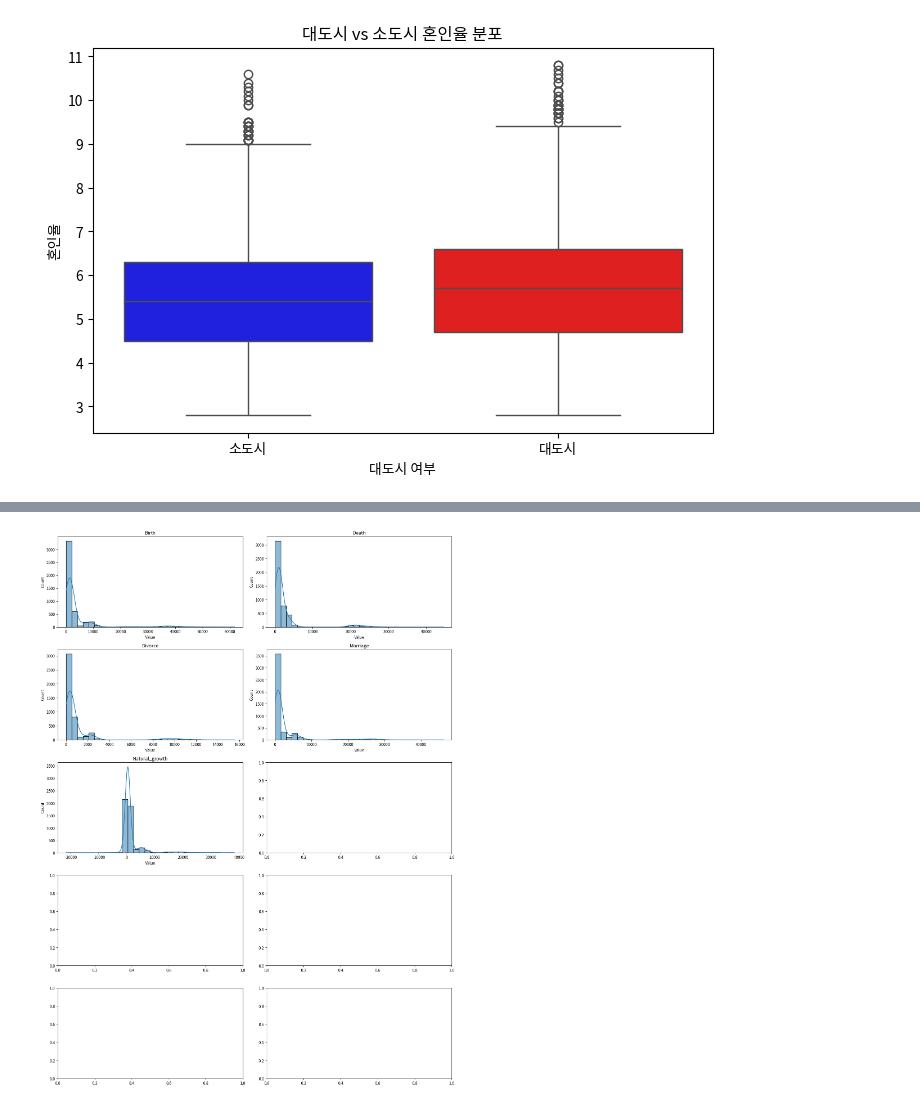
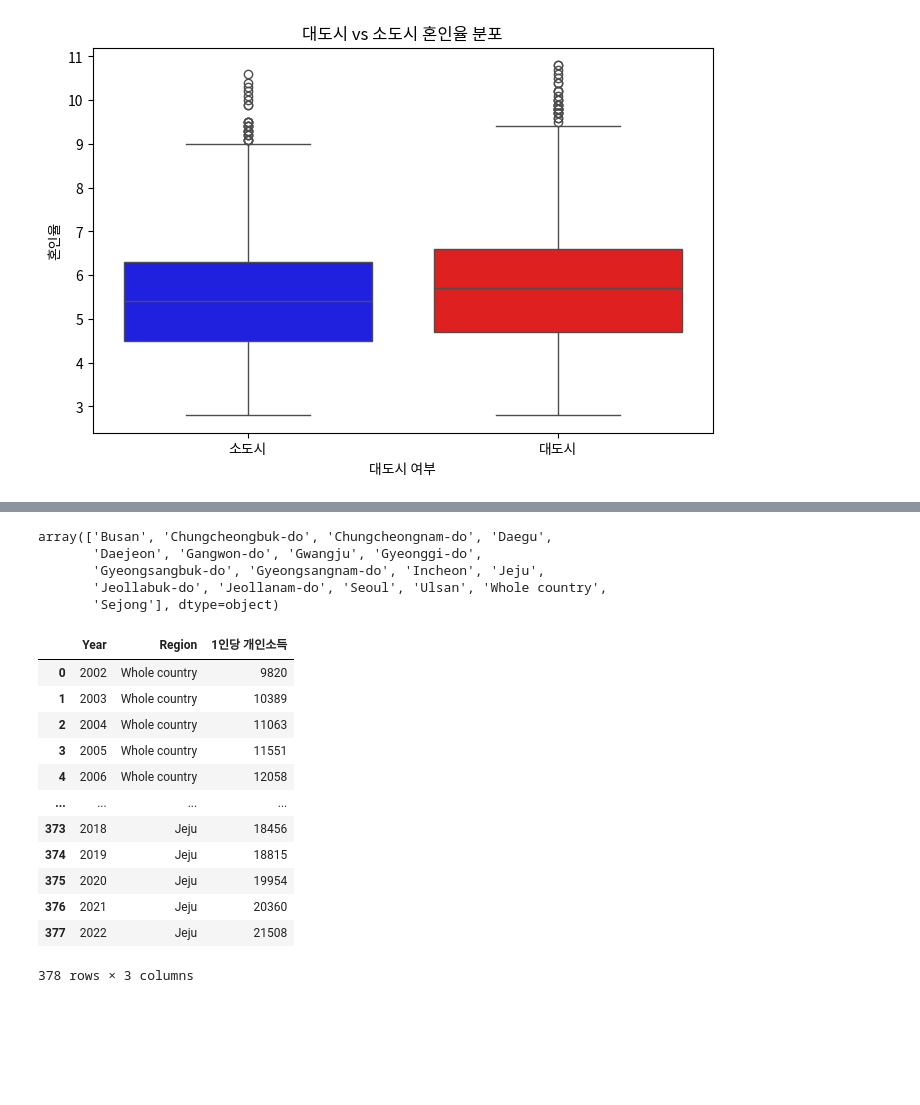
Before and after one commit to Phoenix-EDA-Team/EDA-Demographic, a Jupyter notebook: [Baseline] 한국 인구 통계 EDA.ipynb, the cells around one changed output, grey strips where cells are left out. Drawn from its saved outputs; the diff is of its cells as text; code cells hidden in the pictures; blank space fills up the shorter version.

```diff
--- a/[Baseline] 한국 인구 통계 EDA.ipynb
+++ b/[Baseline] 한국 인구 통계 EDA.ipynb
@@ -552,22 +572,45 @@ plt.show()
+# %%
+df['Region'].unique()
+# %% [output]
+array(['Busan', 'Chungcheongbuk-do', 'Chungcheongnam-do', 'Daegu',
+       'Daejeon', 'Gangwon-do', 'Gwangju', 'Gyeonggi-do',
+       'Gyeongsangbuk-do', 'Gyeongsangnam-do', 'Incheon', 'Jeju',
+       'Jeollabuk-do', 'Jeollanam-do', 'Seoul', 'Ulsan', 'Whole country',
+       'Sejong'], dtype=object)
 # %%
-#============================================================
-# ▶ 개별 데이터 분포 확인 : histplot
-#============================================================
+# #============================================================
+# # ▶ 개별 데이터 분포 확인 : histplot
+# #============================================================
 
 
-# 서브플롯 설정
-fig, axes = plt.subplots(nrows=5, ncols=2, figsize=(15, 20))
-axes = axes.flatten()
+# # 서브플롯 설정
+# fig, axes = plt.subplots(nrows=5, ncols=2, figsize=(15, 20))
+# axes = axes.flatten()
 
-# 각 컬럼에 대해 histplot 그리기
-for i, column in enumerate(numeric_col):
-    sns.histplot(data=numeric_col, x=column, bins=30, ax=axes[i], kde=True)
-    axes[i].set_title(column)
-    axes[i].set_xlabel('Value')
-    axes[i].set_ylabel('Count')
+# # 각 컬럼에 대해 histplot 그리기
+# for i, column in enumerate(numeric_col):
+#     sns.histplot(data=numeric_col, x=column, bins=30, ax=axes[i], kde=True)
+#     axes[i].set_title(column)
+#     axes[i].set_xlabel('Value')
+#     axes[i].set_ylabel('Count')
 
-# 레이아웃 조정
-plt.tight_layout()
-plt.show()
+# # 레이아웃 조정
+# plt.tight_layout()
+# plt.show()
-# %% [output]
-[figure, removed]
+# %%
+df2 = pd.read_csv('./data/지역별1인당경제소득.csv')
+df2
+# %% [output]
+|  | Year | Region | 1인당 개인소득 |
+| 0 | 2002 | Whole country | 9820 |
+| 1 | 2003 | Whole country | 10389 |
+| 2 | 2004 | Whole country | 11063 |
+| 3 | 2005 | Whole country | 11551 |
+| 4 | 2006 | Whole country | 12058 |
+| ... | ... | ... | ... |
+| 373 | 2018 | Jeju | 18456 |
+| 374 | 2019 | Jeju | 18815 |
+| 375 | 2020 | Jeju | 19954 |
+| 376 | 2021 | Jeju | 20360 |
+| 377 | 2022 | Jeju | 21508 |
+378 rows × 3 columns
```
Also changed, not shown: parts of 10 cells of this notebook, 7 other files.
